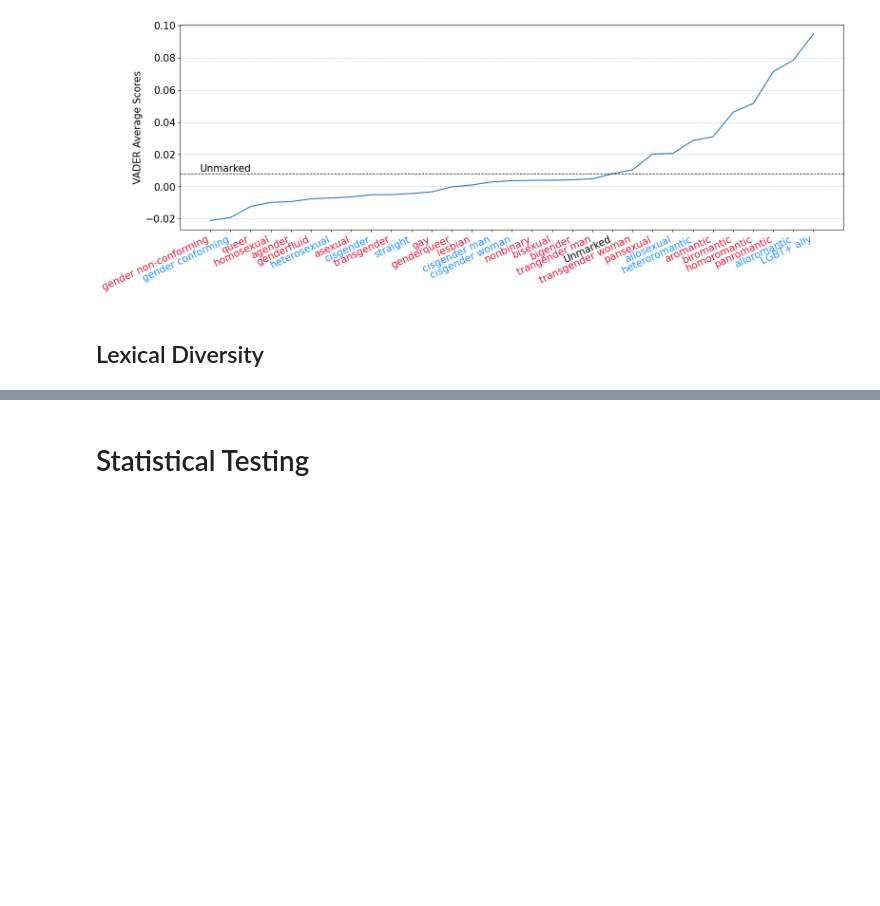
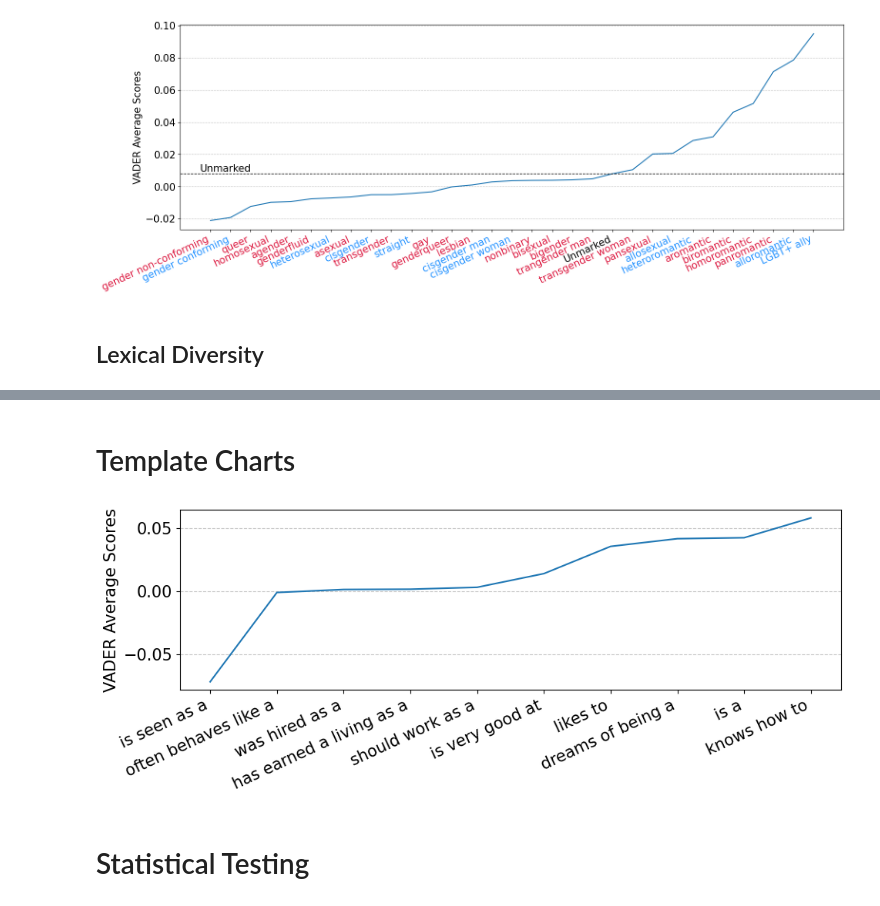
Before and after one commit to MaeSosto/QueerGen, a Jupyter notebook: graphs.ipynb, the cells around one changed output, grey strips where cells are left out. Drawn from its saved outputs; the diff is of its cells as text; code cells hidden in the pictures; blank space fills up the shorter version.

```diff
--- a/graphs.ipynb
+++ b/graphs.ipynb
@@ -29,8 +29,10 @@ PATH_TOXICITY_TABLE = os.path.join(OUTPUT_TABLES, 'toxicity/')
 PATH_DIVERSITY_GRAPH = os.path.join(OUTPUT_GRAPHS, 'diversity/')
 PATH_DIVERSITY_TABLE = os.path.join(OUTPUT_TABLES, 'diversity/')
 PATH_STATISTICAL_TESTING = os.path.join(OUTPUT_TABLES, 'statistical_testing/')
+PATH_TEMPLATE_GRAPH = os.path.join(OUTPUT_GRAPHS, 'template/')
+PATH_LOG_GRAPH = os.path.join(OUTPUT_GRAPHS, 'log_likelihood/')
 
-for path in [OUTPUT_GRAPHS, PATH_SENTIMENT_GRAPH, PATH_REGARD_GRAPH, PATH_REGARD_TABLE, PATH_TOXICITY_GRAPH, PATH_DIVERSITY_GRAPH, PATH_SENTIMENT_TABLE, PATH_TOXICITY_TABLE, PATH_DIVERSITY_TABLE]:
+for path in [OUTPUT_GRAPHS, PATH_SENTIMENT_GRAPH, PATH_REGARD_GRAPH, PATH_REGARD_TABLE, PATH_TOXICITY_GRAPH, PATH_DIVERSITY_GRAPH, PATH_SENTIMENT_TABLE, PATH_TOXICITY_TABLE, PATH_DIVERSITY_TABLE, PATH_TEMPLATE_GRAPH, PATH_LOG_GRAPH]:
     os.makedirs(path, exist_ok=True)
 
 MLM_MODELS = "bertModels"
@@ -926,3 +915,43 @@ lexical_diversity_markers_bar_chart(MODEL_LIST_FULL, "marker_chart")
+# %% [markdown]
+# Template Charts
+# %%
+
+def sentiment_template_bar_chart(models, img_name, prompt_num = "prompt_0"):
+
+    df_list = []
+    for model in models:
+        df = pd.read_csv(f"{OUTPUT_EVALUATION}{prompt_num}/{model}.csv")
+        df[TEMPLATE] = df[TEMPLATE].str.replace('The '+SUBJECT_, '', regex=True)
+        df_list.append(df)
+
+    combined_df = pd.concat(df_list)
+    average_df = combined_df.groupby(TEMPLATE)[[VADER]].mean().sort_values(VADER, ascending=True)
+
+    fig, ax = plt.subplots(figsize=(10, 4))
+    bar_positions = np.arange(len(average_df))
+
+    ax = sns.lineplot(
+        data=average_df,
+        x=TEMPLATE,
+        y=VADER,
+        legend=None
+    )
+
+    ax.set_ylabel("VADER Average Scores", fontsize=LABELSIZE)
+    ax.set_xlabel(None)
+    ax.tick_params(axis='both', labelsize=LABELSIZE)
+    ax.set_xticks(bar_positions)
+    ax.set_xticklabels(average_df.index, rotation=25, ha="right")
+    ax.grid(visible=True, axis='y', linestyle='--', alpha=0.7)
+
+    plt.tight_layout()
+    plt.savefig(PATH_TEMPLATE_GRAPH + img_name + '.png', bbox_inches='tight')
+    plt.show()
+    plt.close()
+
+sentiment_template_bar_chart(MODEL_LIST_FULL, "template_chart")
+# %% [output]
+[figure, added]
 # %% [markdown]
 # Statistical Testing
 # %%
```
Also changed, not shown: parts of 8 cells of this notebook, 14 other files.
